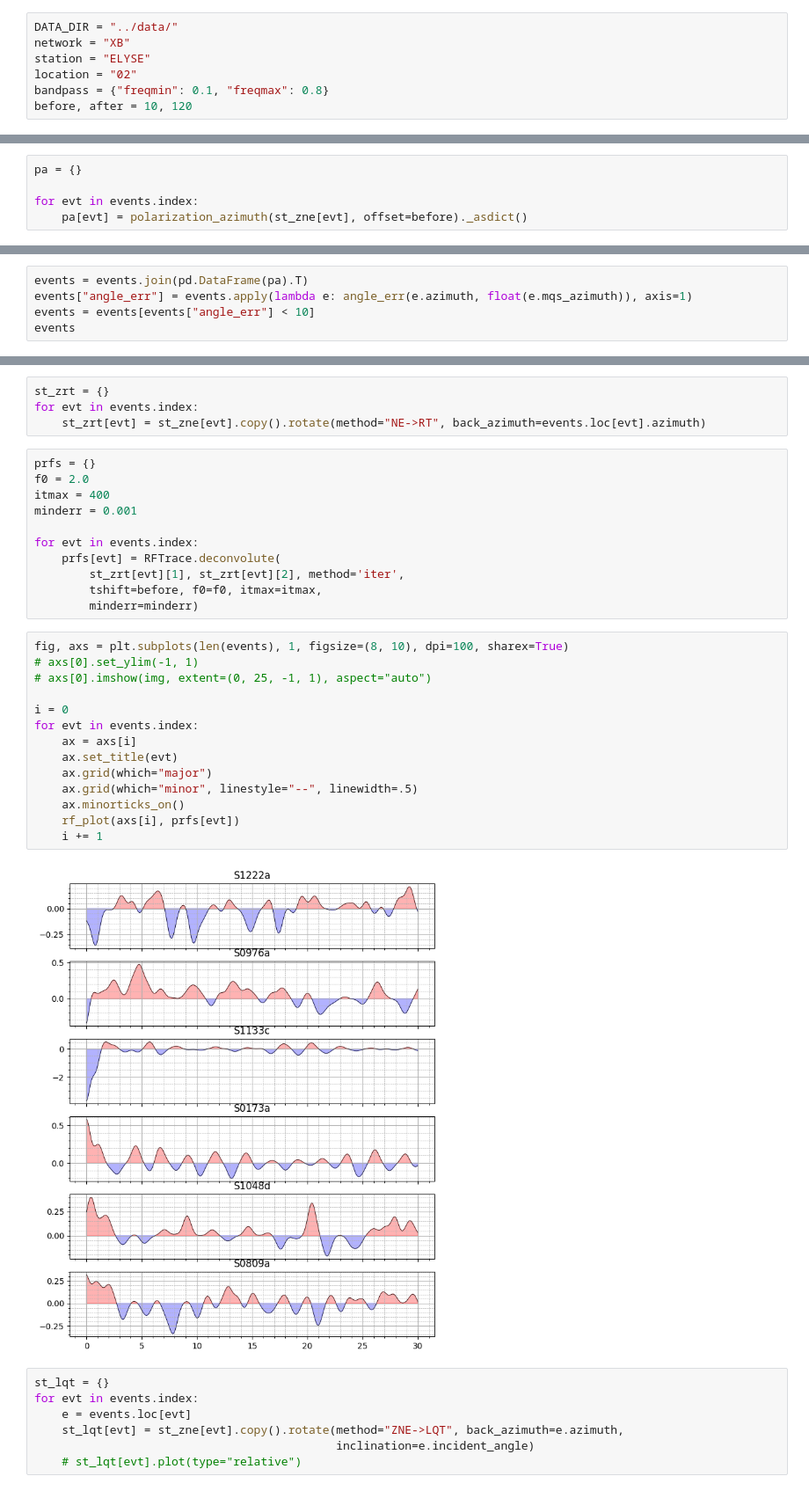
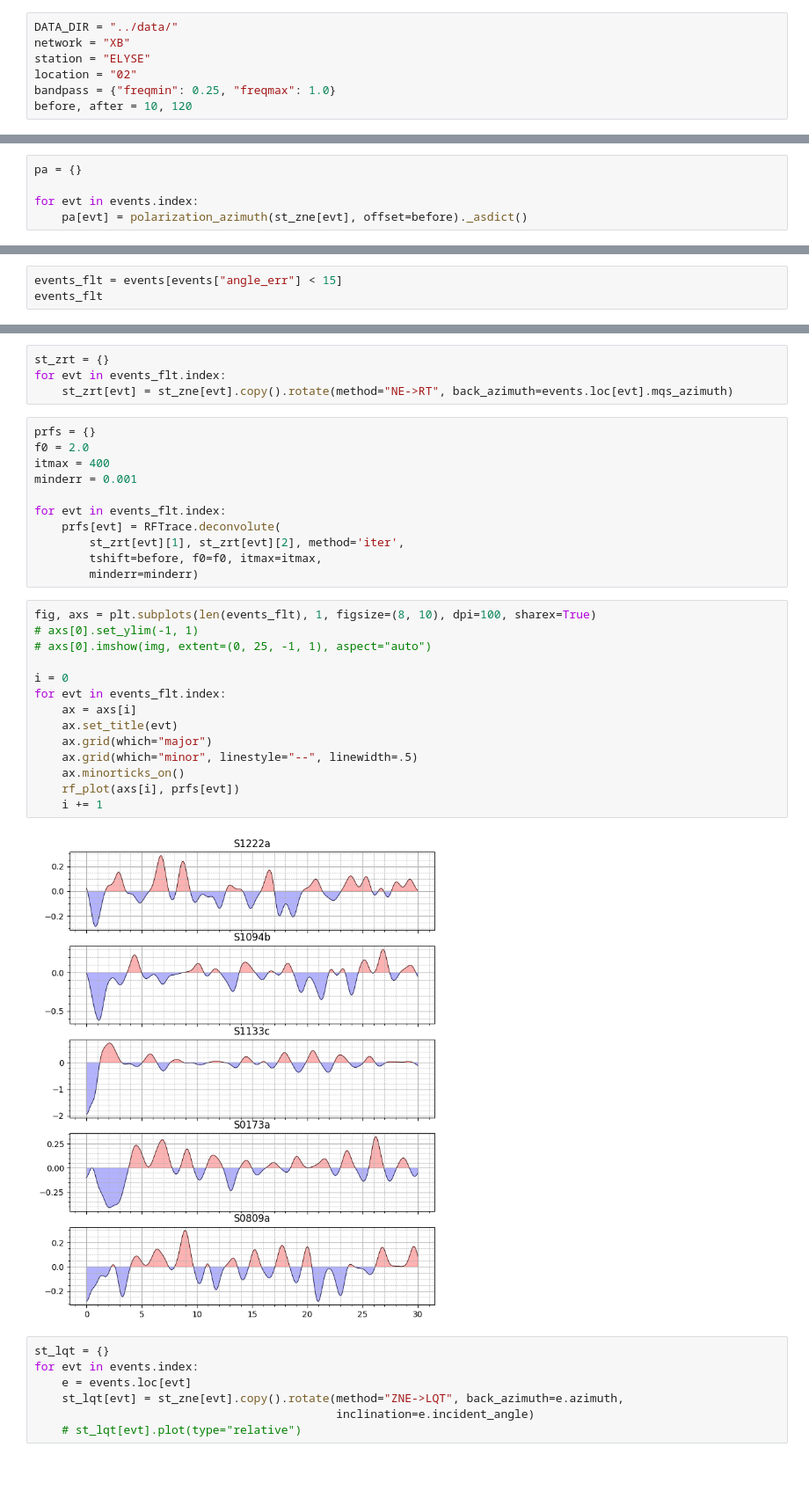
Before and after one commit to t0mmyt/insight-notebooks, a Jupyter notebook: notebooks/polarisation.ipynb, the cells around one changed output, grey strips where cells are left out. Shown at 88% size. Drawn from its saved outputs; the diff is of its cells as text.

```diff
--- a/notebooks/polarisation.ipynb
+++ b/notebooks/polarisation.ipynb
@@ -20,7 +17,7 @@ DATA_DIR = "../data/"
 network = "XB"
 station = "ELYSE"
 location = "02"
-bandpass = {"freqmin": 0.1, "freqmax": 0.8}
+bandpass = {"freqmin": 0.25, "freqmax": 1.0}
 before, after = 10, 120
 # %% [markdown]
 ## Read events back from disk
@@ -46,8 +62,6 @@ for evt in events.index:
 # %%
-events = events.join(pd.DataFrame(pa).T)
-events["angle_err"] = events.apply(lambda e: angle_err(e.azimuth, float(e.mqs_azimuth)), axis=1)
-events = events[events["angle_err"] < 10]
-events
+events_flt = events[events["angle_err"] < 15]
+events_flt
 # %% [output]
 |  | id | region name | time | quality | mqs_azimuth | mqs_distance | est_p_arrival | M_w | ... |
 | earthquake name |  |  |  |  |  |  |  |  | ... |
@@ -68,34 +81,34 @@ ax.set_theta_zero_location("N")
 # %%
 st_zrt = {}
-for evt in events.index:
-    st_zrt[evt] = st_zne[evt].copy().rotate(method="NE->RT", back_azimuth=events.loc[evt].azimuth)
+for evt in events_flt.index:
+    st_zrt[evt] = st_zne[evt].copy().rotate(method="NE->RT", back_azimuth=events.loc[evt].mqs_azimuth)
 # %%
 prfs = {}
 f0 = 2.0
 itmax = 400
 minderr = 0.001
 
-for evt in events.index:
+for evt in events_flt.index:
     prfs[evt] = RFTrace.deconvolute(
         st_zrt[evt][1], st_zrt[evt][2], method='iter',
         tshift=before, f0=f0, itmax=itmax,
         minderr=minderr)
 # %%
-fig, axs = plt.subplots(len(events), 1, figsize=(8, 10), dpi=100, sharex=True)
+fig, axs = plt.subplots(len(events_flt), 1, figsize=(8, 10), dpi=100, sharex=True)
 # axs[0].set_ylim(-1, 1)
 # axs[0].imshow(img, extent=(0, 25, -1, 1), aspect="auto")
 
 i = 0
-for evt in events.index:
+for evt in events_flt.index:
     ax = axs[i]
     ax.set_title(evt)
     ax.grid(which="major")
     ax.grid(which="minor", linestyle="--", linewidth=.5)
     ax.minorticks_on()
     rf_plot(axs[i], prfs[evt])
     i += 1
 # %% [output]
-[figure, old version]
+[figure, new version]
 # %%
 st_lqt = {}
 for evt in events.index:
```
Also changed, not shown: parts of 6 cells of this notebook, 9 other files.
